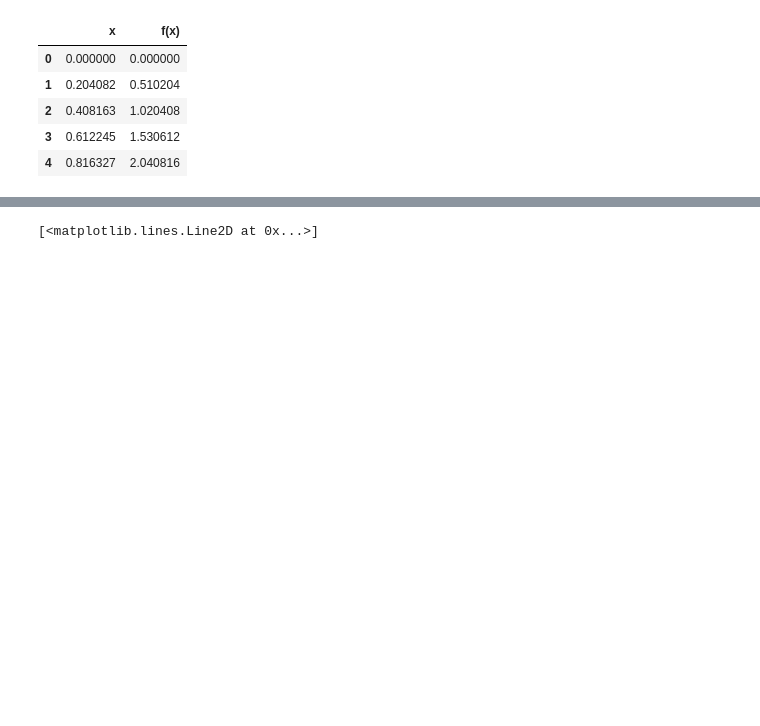
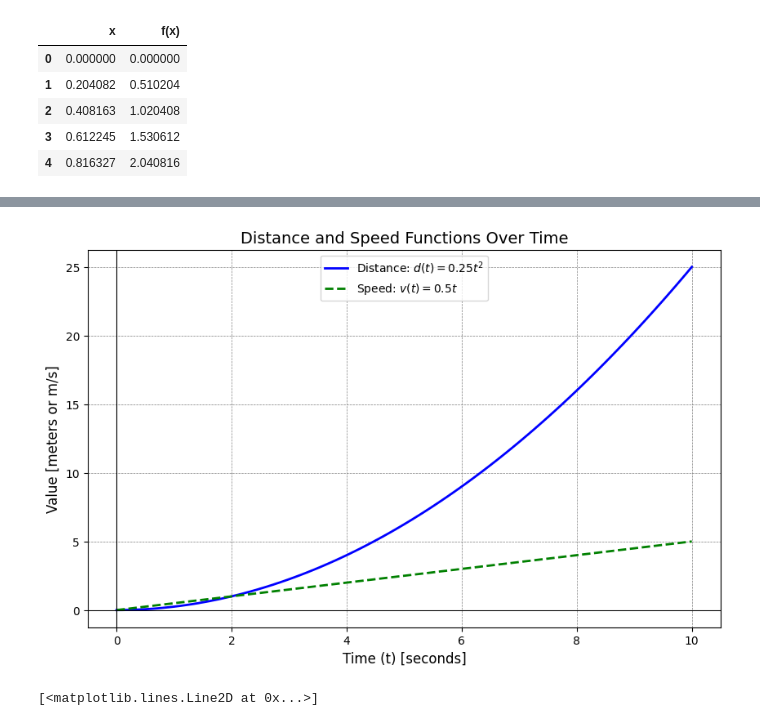
Before and after one commit to KALGonzalez/calculus-and-algebra-problems-with-python, a Jupyter notebook: notebook/problems.ipynb, the cells around one changed output, grey strips where cells are left out. Drawn from its saved outputs; the diff is of its cells as text; code cells hidden in the pictures; blank space fills up the shorter version.

```diff
--- a/notebook/problems.ipynb
+++ b/notebook/problems.ipynb
@@ -70,3 +125,42 @@ The first derivative of the speed function is acceleration. I realize that the s
+# %%
+# Import necessary libraries
+import numpy as np
+import pandas as pd
+import matplotlib.pyplot as plt
+
+# Given acceleration and total time
+a = 0.5  # m/s^2
+
+# Define the functions
+def distance(t):
+    return 0.25 * t**2
+
+def speed(t):
+    return 0.5 * t
+
+# Define the time domain
+t = np.linspace(0, 10, 100)
+
+# Compute distance and speed values
+distance_values = distance(t)
+speed_values = speed(t)
+
+# Plot the distance and speed functions
+plt.figure(figsize=(10, 6))
+plt.plot(t, distance_values, label="Distance: $d(t) = 0.25t^2$", color="blue", linewidth=2)
+plt.plot(t, speed_values, label="Speed: $v(t) = 0.5t$", color="green", linestyle="--", linewidth=2)
+plt.title("Distance and Speed Functions Over Time", fontsize=14)
+plt.xlabel("Time (t) [seconds]", fontsize=12)
+plt.ylabel("Value [meters or m/s]", fontsize=12)
+plt.legend()
+plt.grid(color='gray', linestyle='--', linewidth=0.5)
+plt.axhline(0, color='black', linewidth=0.8)
+plt.axvline(0, color='black', linewidth=0.8)
+plt.show()
+
+#
+# %% [output]
+[figure, added]
 # %%
 # Define and plot the quadratic funtion
 
```
Also changed, not shown: parts of 6 cells of this notebook.
